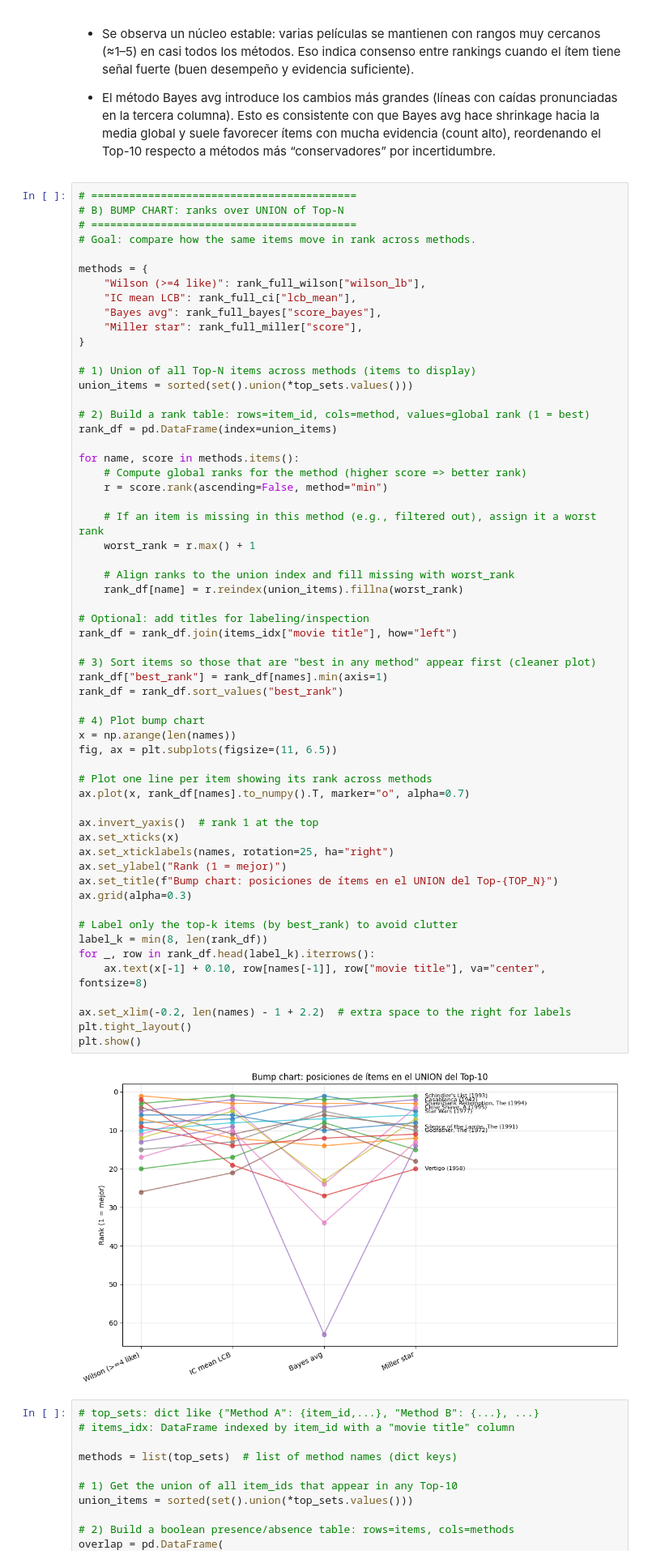
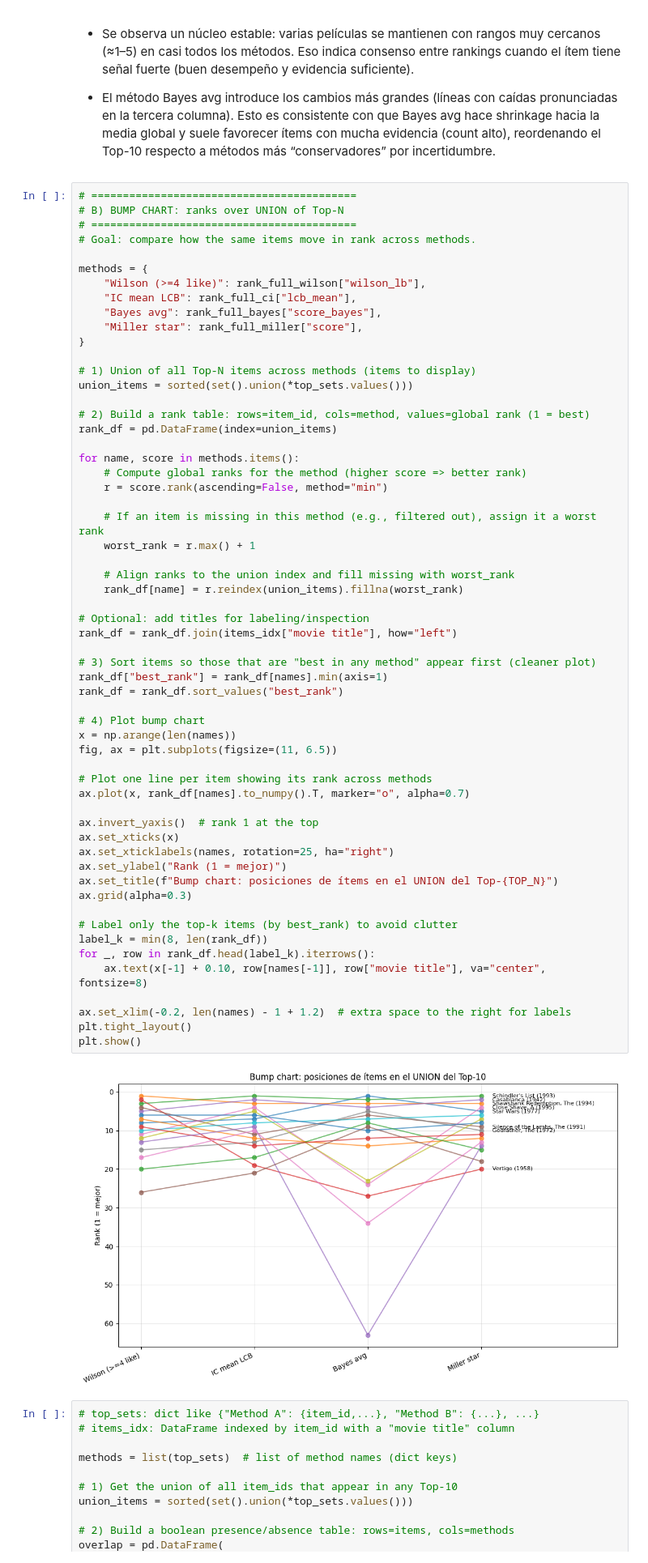
Before and after one commit to bmguzmang/SR-UNIANDES, a Jupyter notebook: Laboratorios/Laboratorio 1/Lab1-05-a.castiblancol-b.guzmang-jc.tovaro1-lj.rojasp1.ipynb, the cells around one changed output. Shown at 81% size. Saved outputs shown, nothing was run; the diff lists cells and outputs as text.

```diff
--- a/Laboratorios/Laboratorio 1/MINE4201_SR_Laboratorio_1.ipynb
+++ b/Laboratorios/Laboratorio 1/Lab1-05-a.castiblancol-b.guzmang-jc.tovaro1-lj.rojasp1.ipynb
@@ -920,35 +920,35 @@ for name, score in methods.items():
 
 # Optional: add titles for labeling/inspection
 rank_df = rank_df.join(items_idx["movie title"], how="left")
 
 # 3) Sort items so those that are "best in any method" appear first (cleaner plot)
 rank_df["best_rank"] = rank_df[names].min(axis=1)
 rank_df = rank_df.sort_values("best_rank")
 
 # 4) Plot bump chart
 x = np.arange(len(names))
 fig, ax = plt.subplots(figsize=(11, 6.5))
 
 # Plot one line per item showing its rank across methods
 ax.plot(x, rank_df[names].to_numpy().T, marker="o", alpha=0.7)
 
 ax.invert_yaxis()  # rank 1 at the top
 ax.set_xticks(x)
 ax.set_xticklabels(names, rotation=25, ha="right")
 ax.set_ylabel("Rank (1 = mejor)")
 ax.set_title(f"Bump chart: posiciones de ítems en el UNION del Top-{TOP_N}")
 ax.grid(alpha=0.3)
 
 # Label only the top-k items (by best_rank) to avoid clutter
 label_k = min(8, len(rank_df))
 for _, row in rank_df.head(label_k).iterrows():
     ax.text(x[-1] + 0.10, row[names[-1]], row["movie title"], va="center", fontsize=8)
 
-ax.set_xlim(-0.2, len(names) - 1 + 2.2)  # extra space to the right for labels
+ax.set_xlim(-0.2, len(names) - 1 + 1.2)  # extra space to the right for labels
 plt.tight_layout()
 plt.show()
 # %% [output]
-[figure, old version]
+[figure, new version]
 # %%
 # top_sets: dict like {"Method A": {item_id,...}, "Method B": {...}, ...}
 # items_idx: DataFrame indexed by item_id with a "movie title" column
```
Also changed, not shown: parts of 12 cells of this notebook, 2 other files.
